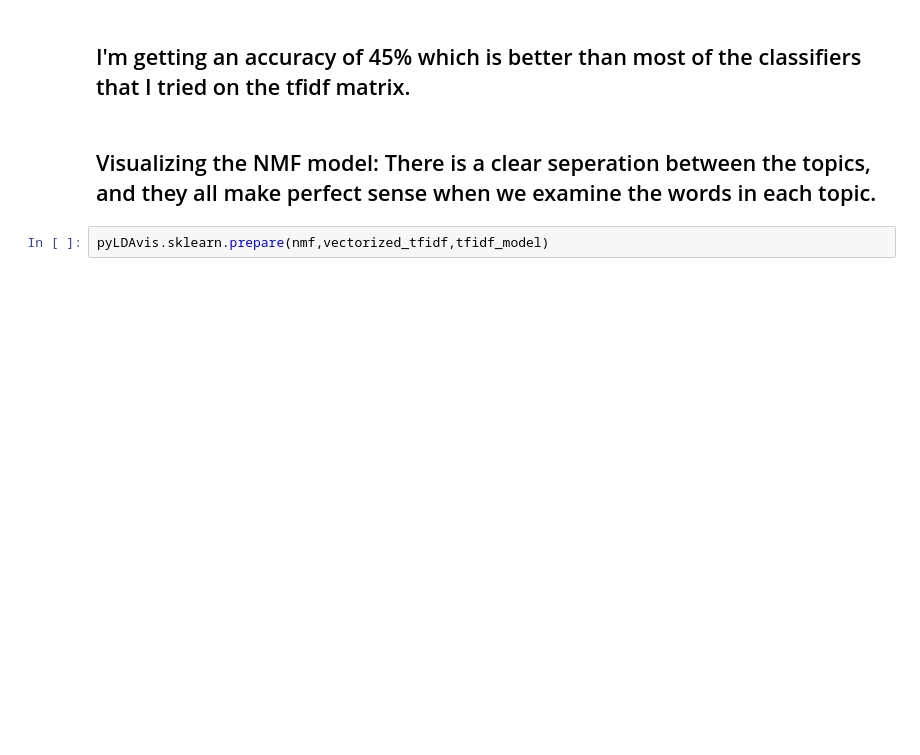
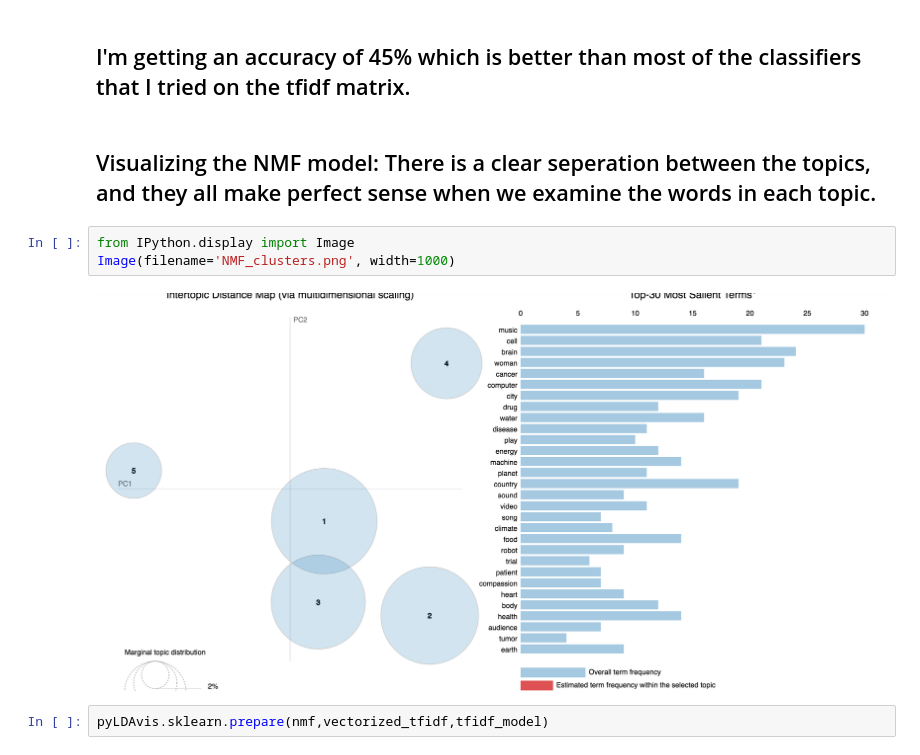
Before and after one commit to vijeth8/TED-Talks-Topic-modeling-and-Classification, a Jupyter notebook: TED_main.ipynb, the cells around one changed output. Drawn from its saved outputs; the diff is of its cells as text; blank space fills up the shorter version.

```diff
--- a/TED_main.ipynb
+++ b/TED_main.ipynb
@@ -622,6 +627,11 @@ accuracy of my topic modeling :  45.0 %
 ## I'm getting an accuracy of 45% which is better than most of the classifiers that I tried on the tfidf matrix.
 # %% [markdown]
 ## Visualizing the NMF model: There is a clear seperation between the topics, and they all make perfect sense when we examine the words in each topic.
+# %%
+from IPython.display import Image
+Image(filename='NMF_clusters.png', width=1000)
+# %% [output]
+[figure, added]
 # %%
 pyLDAvis.sklearn.prepare(nmf,vectorized_tfidf,tfidf_model)
 # %% [output]
```
Also changed, not shown: parts of 1 cell of this notebook.
